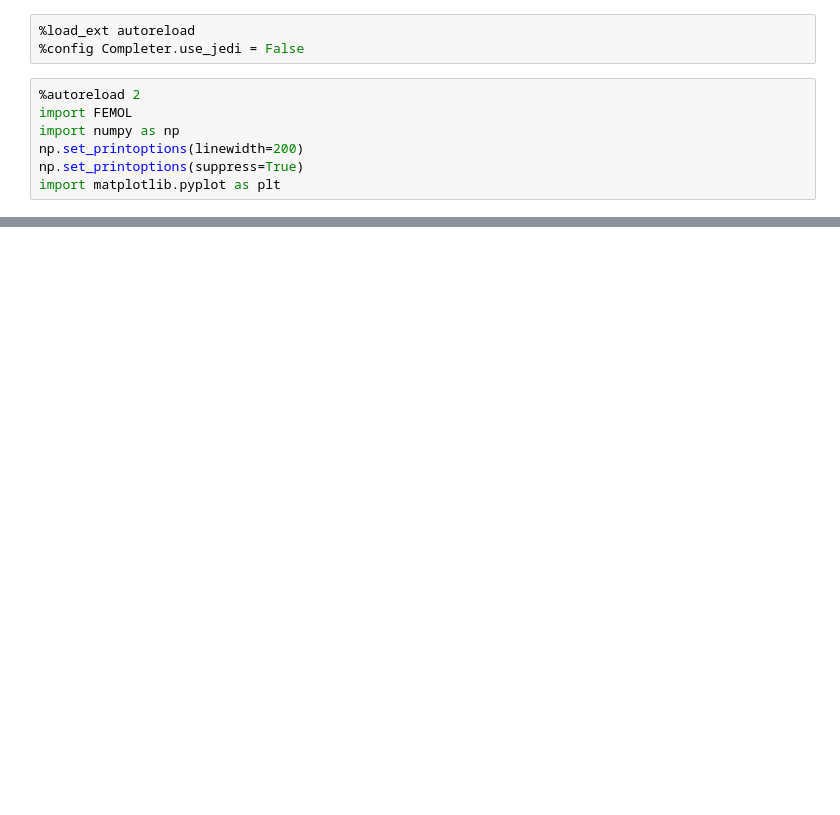
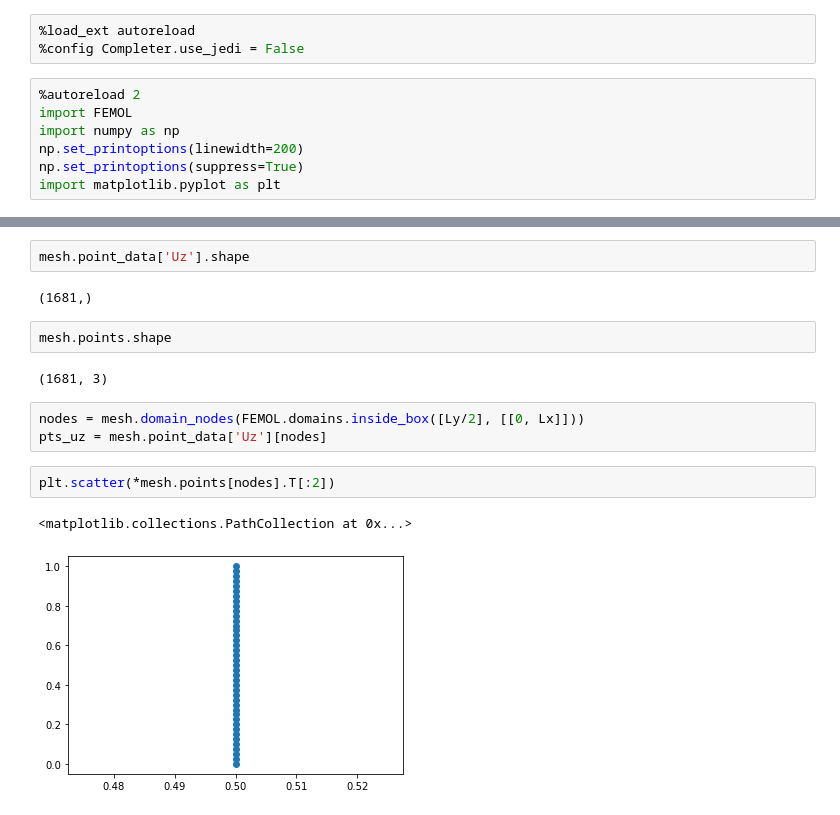
Before and after one commit to olivecha/FEMOL, a Jupyter notebook: DEV_Notebook.ipynb, the cells around one changed output, grey strips where cells are left out. Saved outputs shown, nothing was run; the diff lists cells and outputs as text; blank space fills up the shorter version.

```diff
--- a/DEV_Notebook.ipynb
+++ b/DEV_Notebook.ipynb
@@ -78,0 +57,16 @@ The sensibility of the eigenvalue is given by $\frac{\partial \lambda_j}{\partia
+# %%
+mesh.point_data['Uz'].shape
+# %% [output]
+(1681,)
+# %%
+mesh.points.shape
+# %% [output]
+(1681, 3)
+# %%
+nodes = mesh.domain_nodes(FEMOL.domains.inside_box([Ly/2], [[0, Lx]]))
+pts_uz = mesh.point_data['Uz'][nodes]
+# %%
+plt.scatter(*mesh.points[nodes].T[:2])
+# %% [output]
+<matplotlib.collections.PathCollection at 0x...>
+[figure, added]
```
Also changed, not shown: parts of 25 cells of this notebook, 13 other files.
